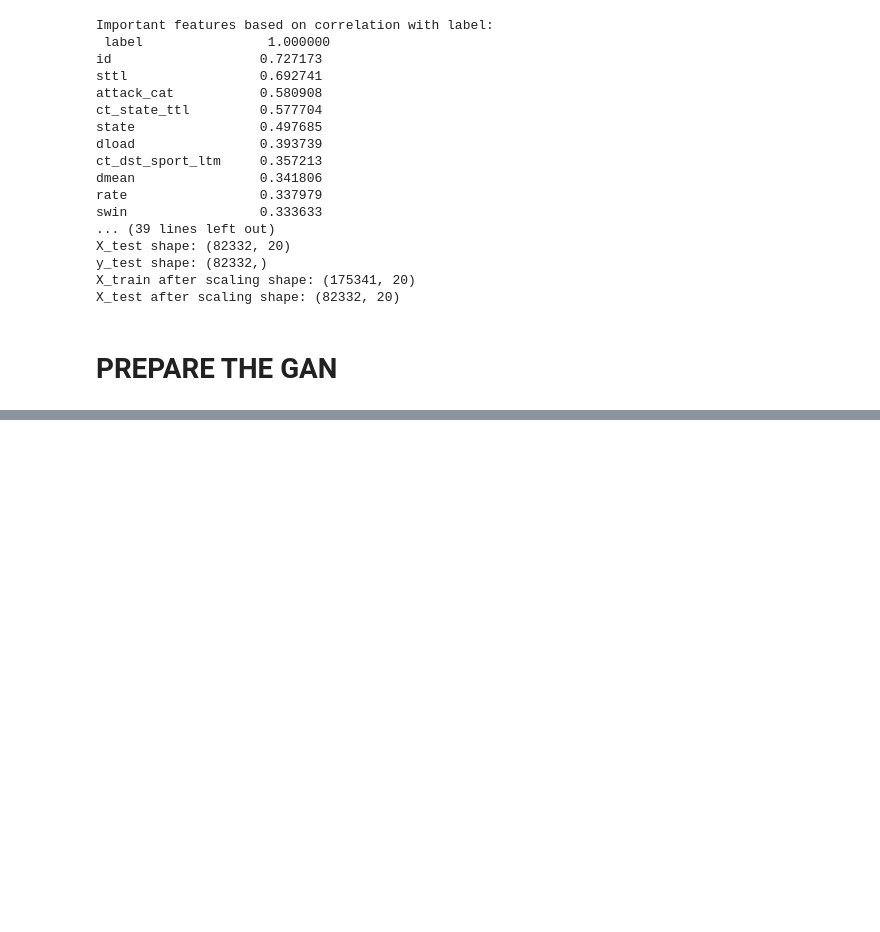
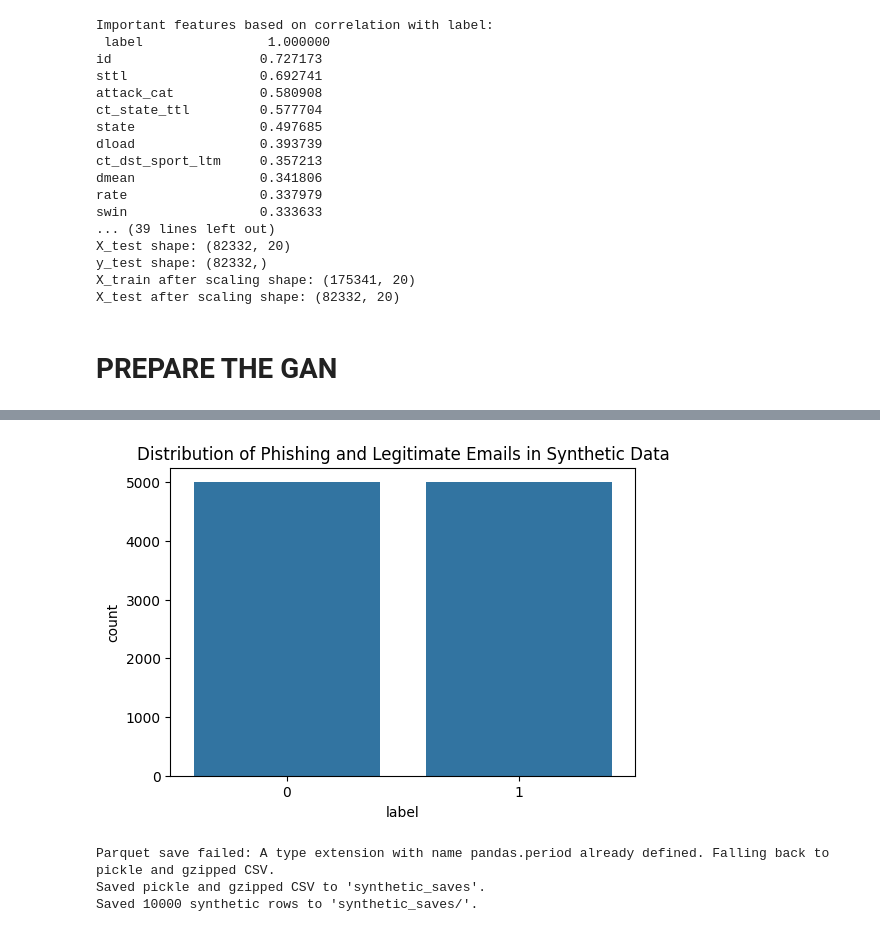
Before and after one commit to Phasio3/Final-Project-GAN-Cybersecurity, a Jupyter notebook: GAN_code.ipynb, the cells around one changed output, grey strips where cells are left out. Drawn from its saved outputs; the diff is of its cells as text; code cells hidden in the pictures; blank space fills up the shorter version.

```diff
--- a/GAN_code.ipynb
+++ b/GAN_code.ipynb
@@ -451 +451,26 @@ Generated Data Sample:
 ... (10 outputs left out)
+# %%
+# generate synthetic data and force 50% phishing / 50% legitimate using discriminator ranking
+def generate_synthetic_data(generator, latent_dim, n_samples=1000):
+    noise = np.random.normal(0, 1, (n_samples, latent_dim))
+    generated_data = generator.predict(noise)
+    generated_data = scaler.inverse_transform(generated_data)
+    return pd.DataFrame(generated_data, columns=top_features)
+
+n_samples = 10000
+synthetic_data = generate_synthetic_data(generator, latent_dim, n_samples=n_samples)
+
+# get discriminator scores for each generated sample
+synthetic_data_scaled = scaler.transform(synthetic_data)
+scores = discriminator.predict(synthetic_data_scaled).flatten()
+
+# label top 50% as phishing (1) and the rest as legitimate (0)
+k = n_samples // 2
+top_k_idx = np.argsort(scores)[-k:]  # indices with highest scores
+labels = np.zeros(n_samples, dtype=int)
+labels[top_k_idx] = 1
+synthetic_data['label'] = labels
+
+# summary
+print(f"Synthetic samples: {n_samples} | phishing: {labels.sum()} | legitimate: {n_samples - labels.sum()}")
+print("Synthetic Data with Labels Sample:\n", synthetic_data.head())
@@ -451,0 +495,40 @@ Generated Data Sample:
+# %%
+# plot distribution of classes in synthetic data
+plt.figure(figsize=(6,4))
+sns.countplot(x='label', data=synthetic_data)
+plt.title('Distribution of Phishing and Legitimate Emails in Synthetic Data')
+plt.show()
+# %% [output]
+[figure, added]
+# %%
+# save synthetic data
+import os
+# save synthetic data (raw + scaled) to disk
+out_dir = "synthetic_saves"
+os.makedirs(out_dir, exist_ok=True)
+
+# save DataFrame (with labels)
+synthetic_data.to_csv(os.path.join(out_dir, "synthetic_data.csv"), index=False)
+parquet_path = os.path.join(out_dir, "synthetic_data.parquet")
+try:
+    # primary attempt: parquet (may require pyarrow or fastparquet)
+    synthetic_data.to_parquet(parquet_path, index=False)
+    print(f"Saved parquet: {parquet_path}")
+except Exception as e:
+    # fallback if parquet backend is unavailable or errors (e.g. ArrowKeyError)
+    print(f"Parquet save failed: {e!s}. Falling back to pickle and gzipped CSV.")
+    synthetic_data.to_pickle(os.path.join(out_dir, "synthetic_data.pkl"))
+    synthetic_data.to_csv(os.path.join(out_dir, "synthetic_data.csv.gz"), index=False, compression='gzip')
+    print(f"Saved pickle and gzipped CSV to '{out_dir}'.")
+
+# save scaled array and a CSV version (with same column names as top_features)
+np.save(os.path.join(out_dir, "synthetic_data_scaled.npy"), synthetic_data_scaled)
+pd.DataFrame(synthetic_data_scaled, columns=top_features).to_csv(
+    os.path.join(out_dir, "synthetic_data_scaled.csv"), index=False
+)
+
+print(f"Saved {len(synthetic_data)} synthetic rows to '{out_dir}/'.")
+# %% [output]
+Parquet save failed: A type extension with name pandas.period already defined. Falling back to pickle and gzipped CSV.
+Saved pickle and gzipped CSV to 'synthetic_saves'.
+Saved 10000 synthetic rows to 'synthetic_saves/'.
```
Also changed, not shown: parts of 6 cells of this notebook, 6 other files.
